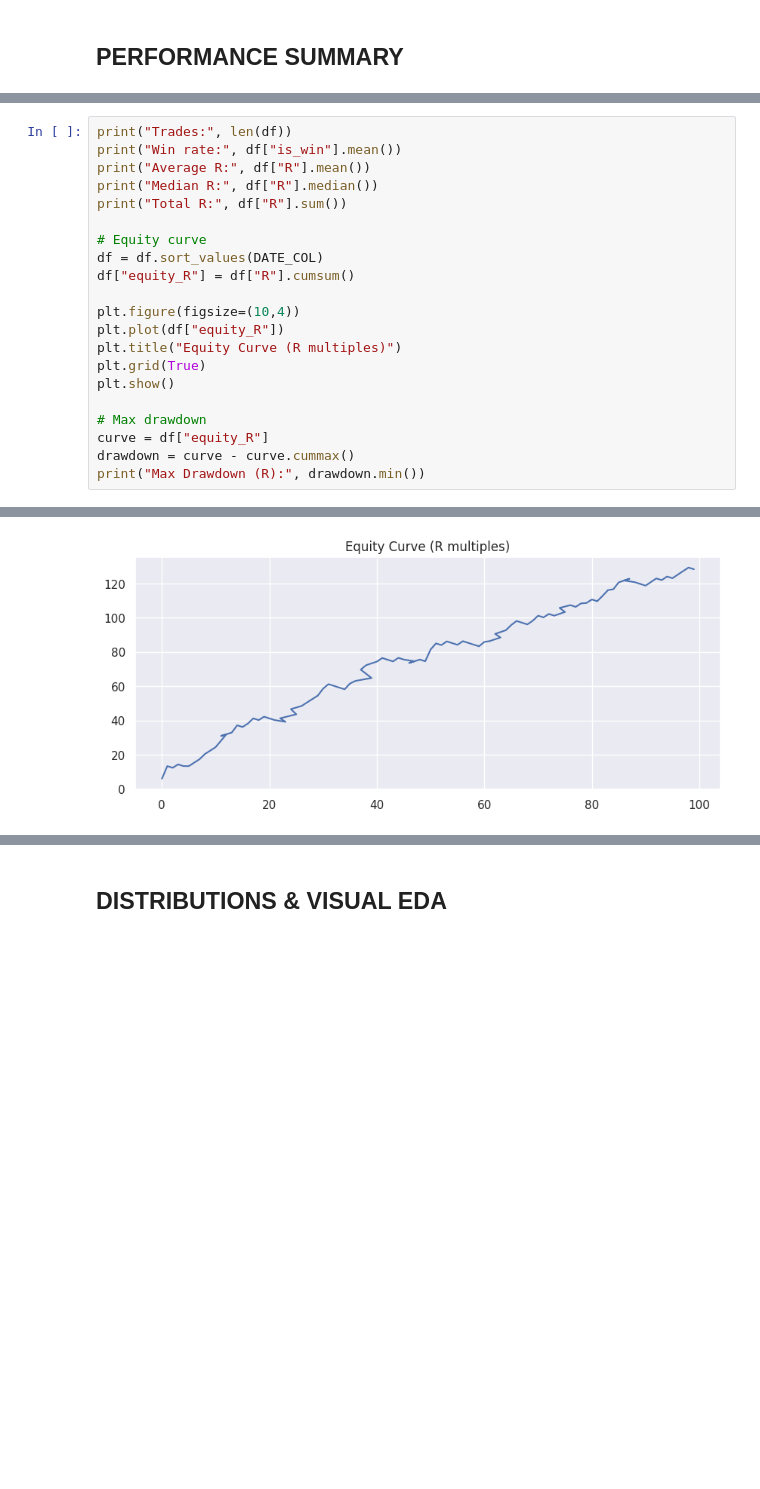
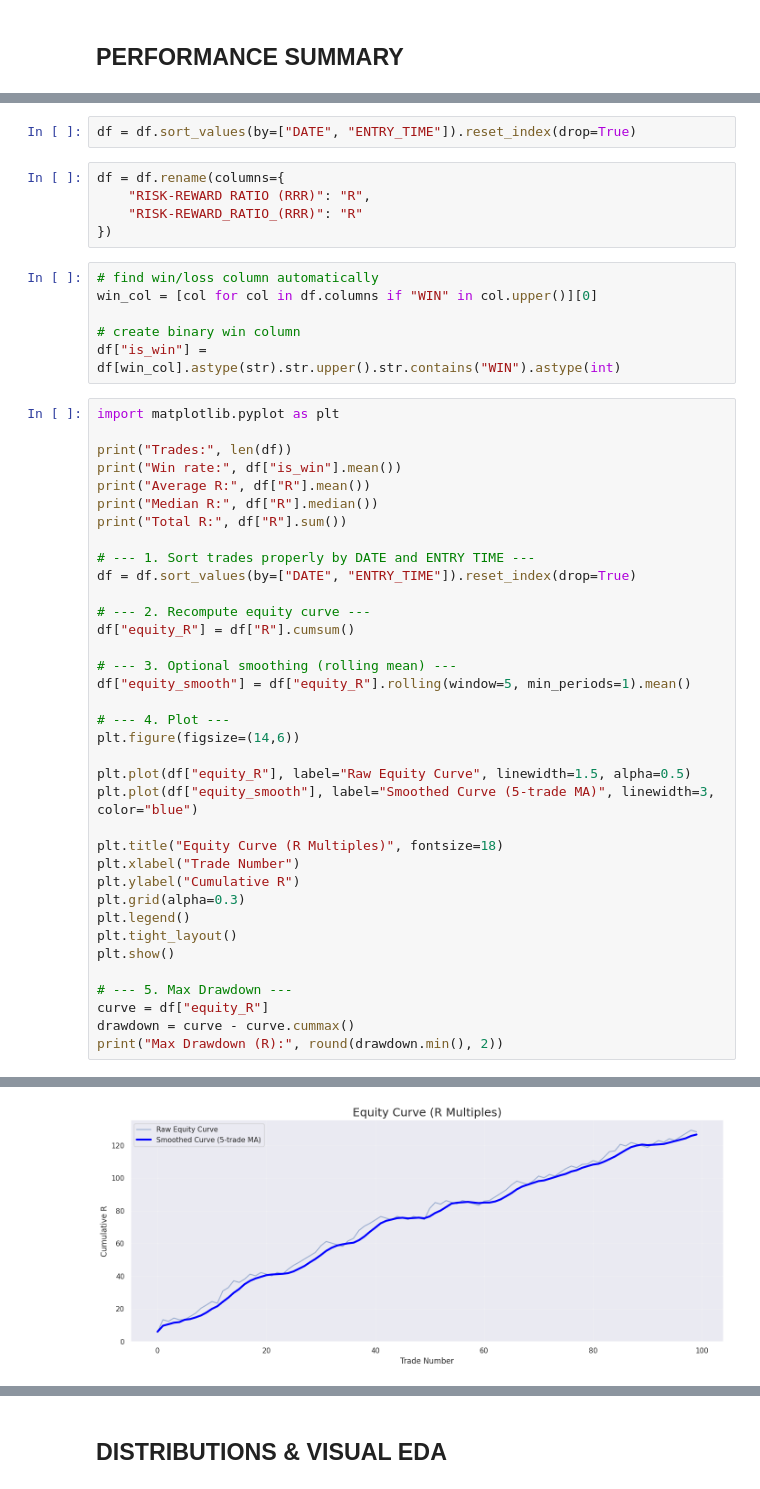
Before and after one commit to CodeAlamin2024/DataScience-Project, a Jupyter notebook: DSA210_CRT_PROJECT.ipynb, the cells around one changed output, grey strips where cells are left out. Cells and saved outputs as stored; diff of their text form; blank space fills up the shorter version.

```diff
--- a/DSA210_CRT_PROJECT.ipynb
+++ b/DSA210_CRT_PROJECT.ipynb
@@ -109,28 +138,56 @@ df.head()
+# %%
+df = df.sort_values(by=["DATE", "ENTRY_TIME"]).reset_index(drop=True)
+# %%
+df = df.rename(columns={
+    "RISK-REWARD RATIO (RRR)": "R",
+    "RISK-REWARD_RATIO_(RRR)": "R"
+})
+# %%
+# find win/loss column automatically
+win_col = [col for col in df.columns if "WIN" in col.upper()][0]
+
+# create binary win column
+df["is_win"] = df[win_col].astype(str).str.upper().str.contains("WIN").astype(int)
 # %%
+import matplotlib.pyplot as plt
+
 print("Trades:", len(df))
 print("Win rate:", df["is_win"].mean())
 print("Average R:", df["R"].mean())
 print("Median R:", df["R"].median())
 print("Total R:", df["R"].sum())
 
-# Equity curve
-df = df.sort_values(DATE_COL)
+# --- 1. Sort trades properly by DATE and ENTRY TIME ---
+df = df.sort_values(by=["DATE", "ENTRY_TIME"]).reset_index(drop=True)
+
+# --- 2. Recompute equity curve ---
 df["equity_R"] = df["R"].cumsum()
 
-plt.figure(figsize=(10,4))
-plt.plot(df["equity_R"])
-plt.title("Equity Curve (R multiples)")
-plt.grid(True)
+# --- 3. Optional smoothing (rolling mean) ---
+df["equity_smooth"] = df["equity_R"].rolling(window=5, min_periods=1).mean()
+
+# --- 4. Plot ---
+plt.figure(figsize=(14,6))
+
+plt.plot(df["equity_R"], label="Raw Equity Curve", linewidth=1.5, alpha=0.5)
+plt.plot(df["equity_smooth"], label="Smoothed Curve (5-trade MA)", linewidth=3, color="blue")
+
+plt.title("Equity Curve (R Multiples)", fontsize=18)
+plt.xlabel("Trade Number")
+plt.ylabel("Cumulative R")
+plt.grid(alpha=0.3)
+plt.legend()
+plt.tight_layout()
 plt.show()
 
-# Max drawdown
+# --- 5. Max Drawdown ---
 curve = df["equity_R"]
 drawdown = curve - curve.cummax()
-print("Max Drawdown (R):", drawdown.min())
+print("Max Drawdown (R):", round(drawdown.min(), 2))
 # %% [output]
 Trades: 100
 Win rate: 0.63
 Average R: 1.2832999999999999
 Median R: 2.0
 Total R: 128.32999999999998
-[figure, old version]
+[figure, new version]
```
Also changed, not shown: parts of 6 cells of this notebook.
